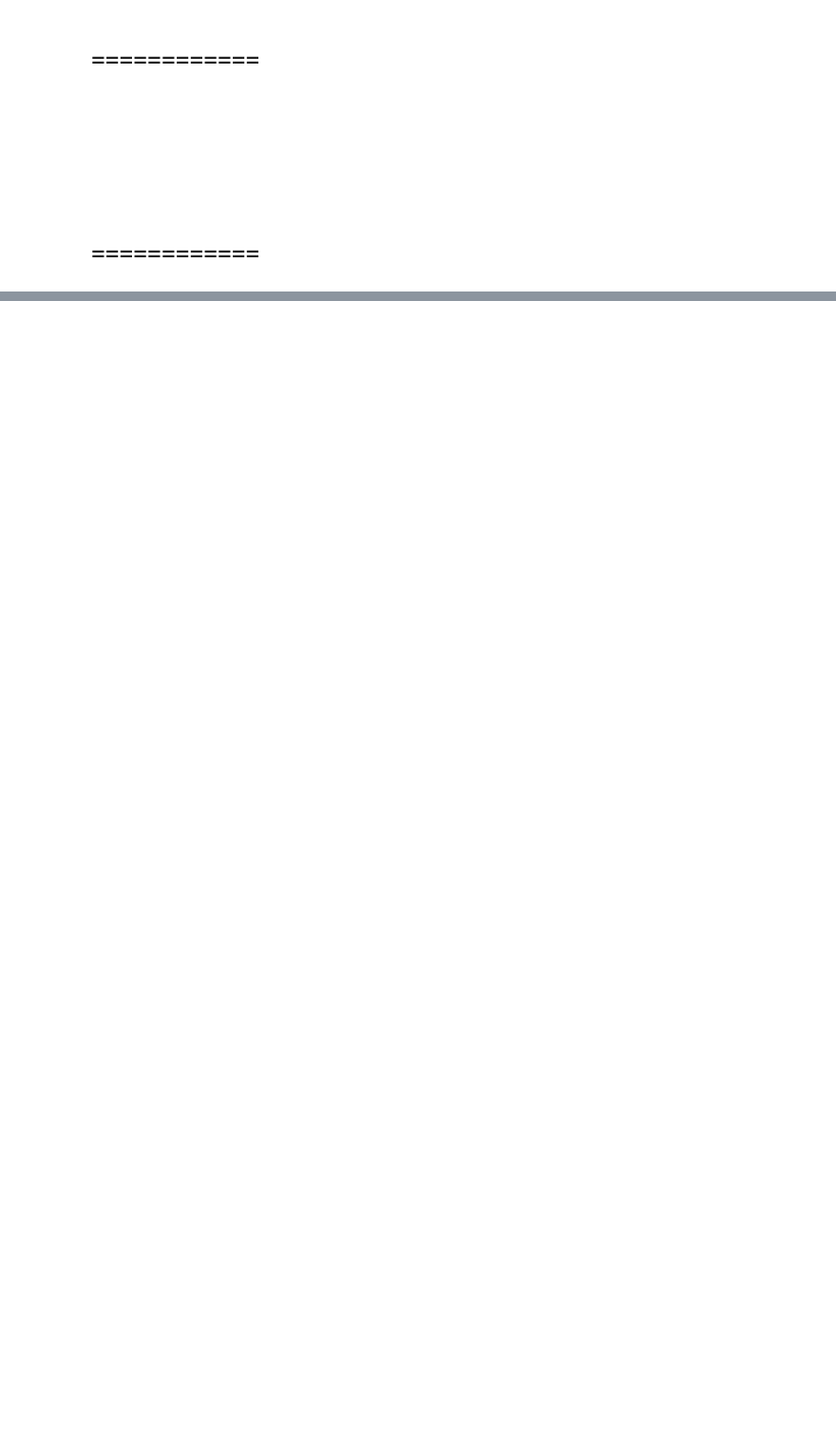
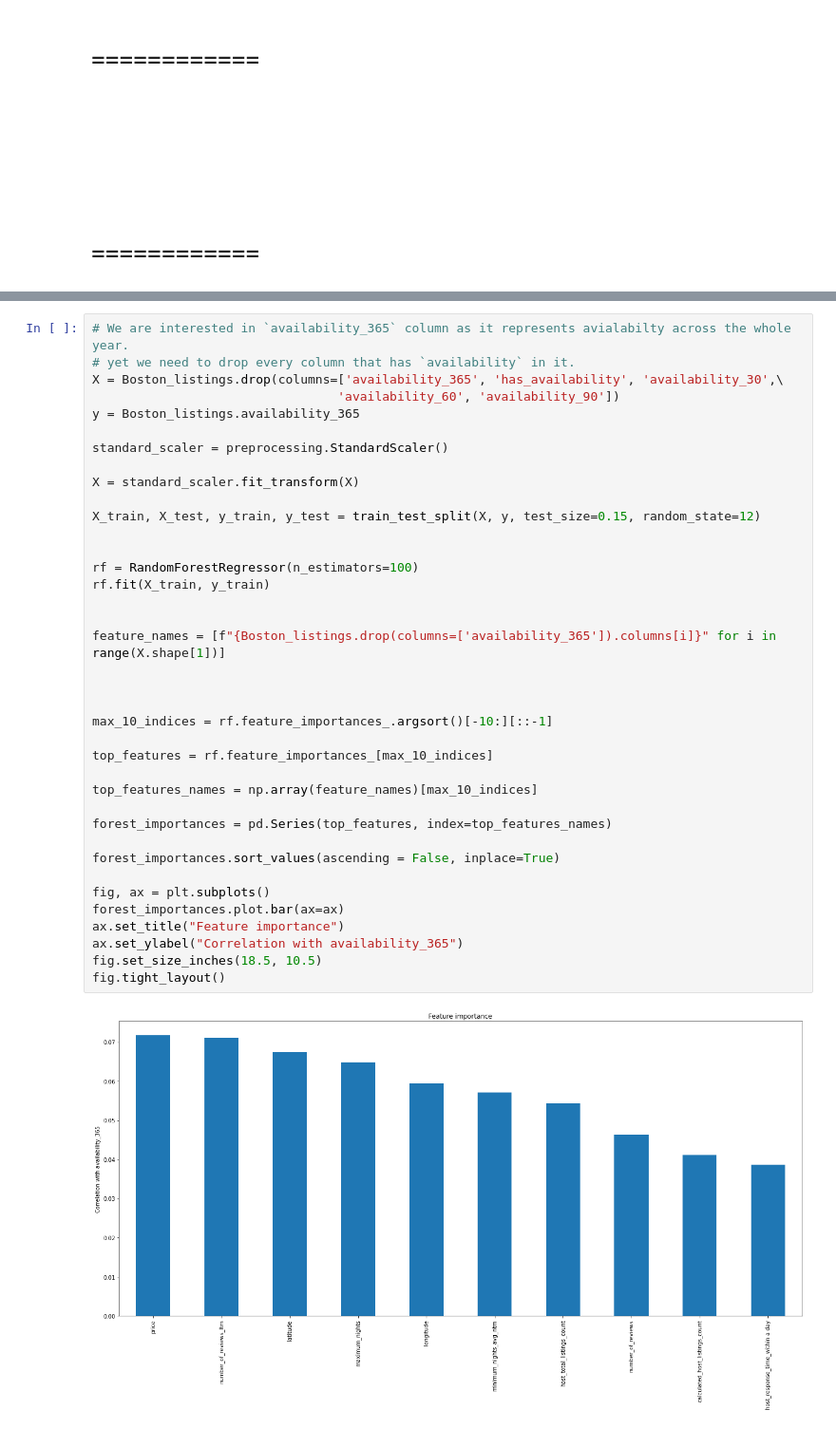
Before and after one commit to Abdulrahman-Almutlaq/AirBnb_EDA, a Jupyter notebook: DS.ipynb, the cells around one changed output, grey strips where cells are left out. Shown at 95% size. Drawn from its saved outputs; the diff is of its cells as text; blank space fills up the shorter version.

```diff
--- a/DS.ipynb
+++ b/DS.ipynb
@@ -343,0 +454,40 @@ Boston_listings.drop(columns=['host_verifications', 'calendar_last_scraped', 'ho
+# %%
+# We are interested in `availability_365` column as it represents avialabilty across the whole year.
+# yet we need to drop every column that has `availability` in it.
+X = Boston_listings.drop(columns=['availability_365', 'has_availability', 'availability_30',\
+                                 'availability_60', 'availability_90'])
+y = Boston_listings.availability_365
+
+standard_scaler = preprocessing.StandardScaler()
+
+X = standard_scaler.fit_transform(X)
+
+X_train, X_test, y_train, y_test = train_test_split(X, y, test_size=0.15, random_state=12)
+
+
+rf = RandomForestRegressor(n_estimators=100)
+rf.fit(X_train, y_train)
+
+
+feature_names = [f"{Boston_listings.drop(columns=['availability_365']).columns[i]}" for i in range(X.shape[1])]
+
+
+
+max_10_indices = rf.feature_importances_.argsort()[-10:][::-1]
+
+top_features = rf.feature_importances_[max_10_indices]
+
+top_features_names = np.array(feature_names)[max_10_indices]
+
+forest_importances = pd.Series(top_features, index=top_features_names)
+
+forest_importances.sort_values(ascending = False, inplace=True)
+
+fig, ax = plt.subplots()
+forest_importances.plot.bar(ax=ax)
+ax.set_title("Feature importance")
+ax.set_ylabel("Correlation with availability_365")
+fig.set_size_inches(18.5, 10.5)
+fig.tight_layout()
+# %% [output]
+[figure, added]
```
Also changed, not shown: parts of 15 cells of this notebook.
